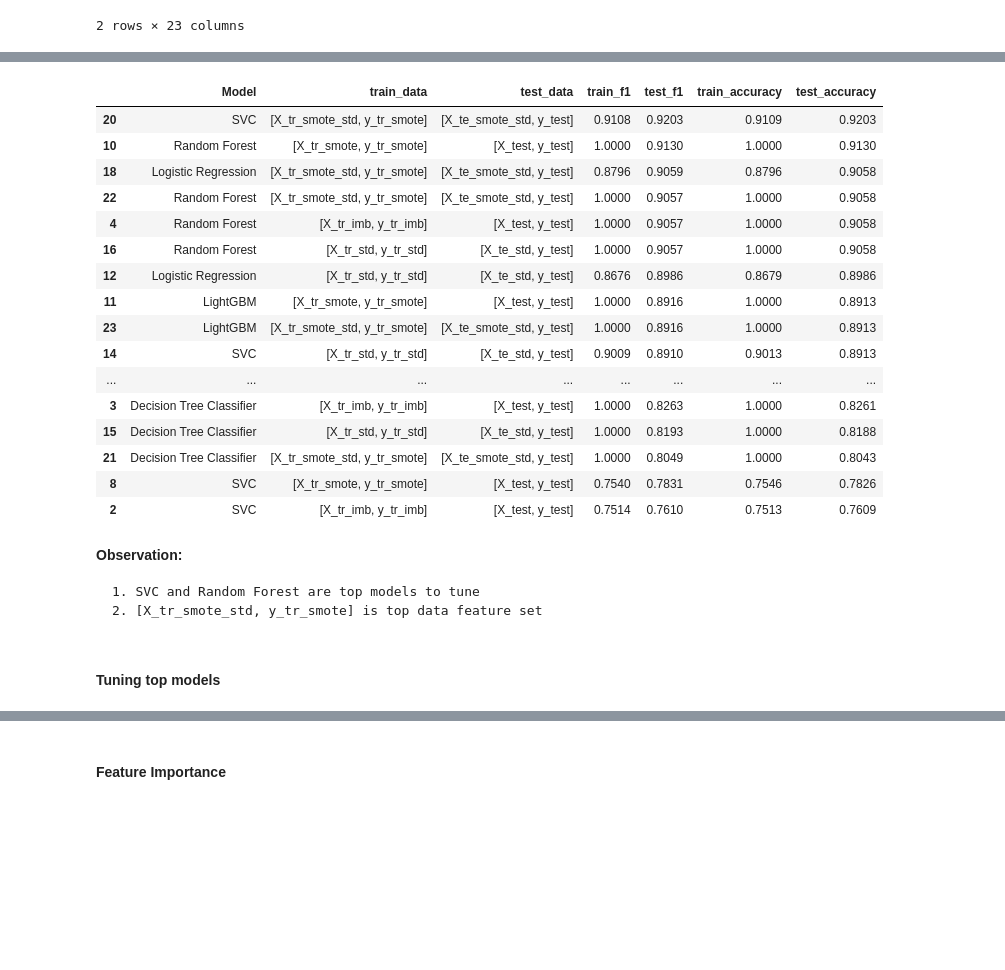
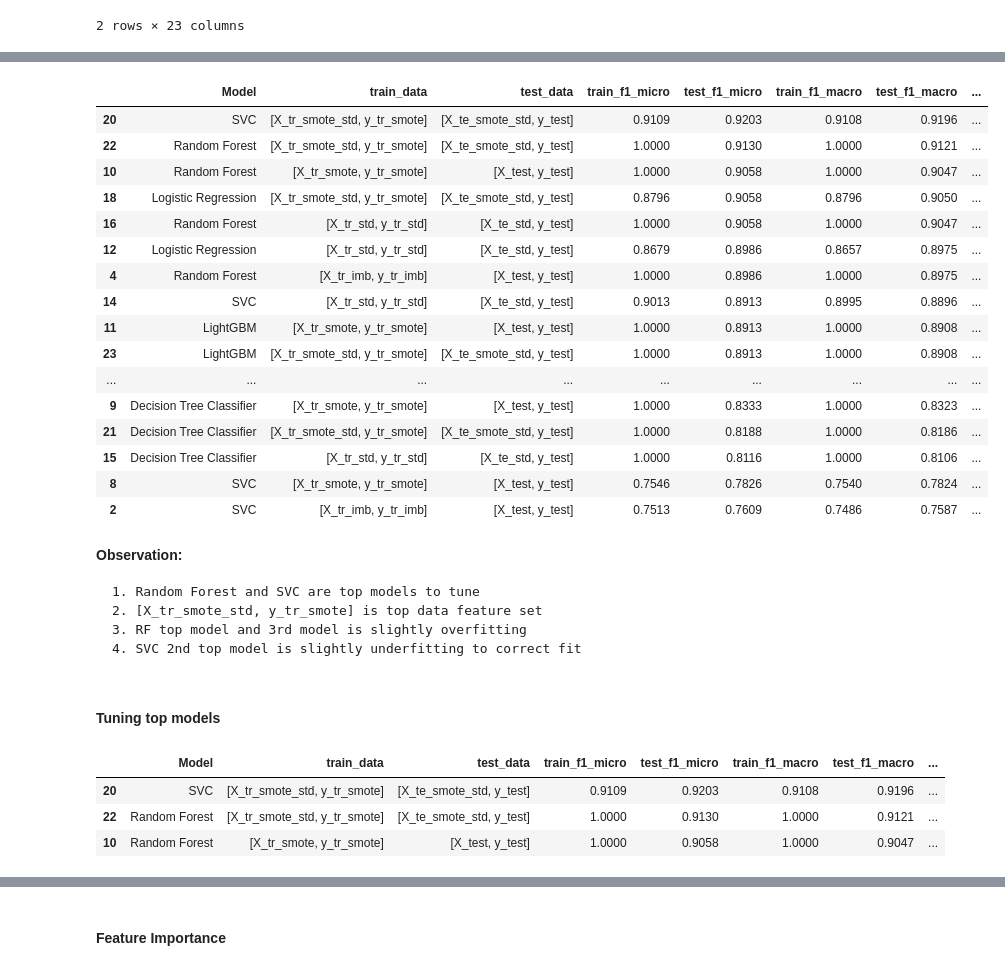
Before and after one commit to KiranMahendrakar93/Mental_Health_Prediction, a Jupyter notebook: 3_Model_building.ipynb, the cells around one changed output, grey strips where cells are left out. Cells and saved outputs as stored; diff of their text form; code cells hidden in the pictures; blank space fills up the shorter version.

```diff
--- a/3_Model_building.ipynb
+++ b/3_Model_building.ipynb
@@ -195,31 +200,41 @@ Wall time: 2.47 s
 # %%
 results_df = pd.DataFrame(results)
-results_df.sort_values(by=['test_f1'], ascending=[False])
+results_df.sort_values(by=['test_f1_micro'], ascending=[False], inplace=True)
+results_df
 # %% [output]
-|  | Model | train_data | test_data | train_f1 | test_f1 | train_accuracy | test_accuracy |
-| 20 | SVC | [X_tr_smote_std, y_tr_smote] | [X_te_smote_std, y_test] | 0.9108 | 0.9203 | 0.9109 | 0.9203 |
-| 10 | Random Forest | [X_tr_smote, y_tr_smote] | [X_test, y_test] | 1.0000 | 0.9130 | 1.0000 | 0.9130 |
-| 18 | Logistic Regression | [X_tr_smote_std, y_tr_smote] | [X_te_smote_std, y_test] | 0.8796 | 0.9059 | 0.8796 | 0.9058 |
-| 22 | Random Forest | [X_tr_smote_std, y_tr_smote] | [X_te_smote_std, y_test] | 1.0000 | 0.9057 | 1.0000 | 0.9058 |
-| 4 | Random Forest | [X_tr_imb, y_tr_imb] | [X_test, y_test] | 1.0000 | 0.9057 | 1.0000 | 0.9058 |
-| 16 | Random Forest | [X_tr_std, y_tr_std] | [X_te_std, y_test] | 1.0000 | 0.9057 | 1.0000 | 0.9058 |
-| 12 | Logistic Regression | [X_tr_std, y_tr_std] | [X_te_std, y_test] | 0.8676 | 0.8986 | 0.8679 | 0.8986 |
-| 11 | LightGBM | [X_tr_smote, y_tr_smote] | [X_test, y_test] | 1.0000 | 0.8916 | 1.0000 | 0.8913 |
-| 23 | LightGBM | [X_tr_smote_std, y_tr_smote] | [X_te_smote_std, y_test] | 1.0000 | 0.8916 | 1.0000 | 0.8913 |
-| 14 | SVC | [X_tr_std, y_tr_std] | [X_te_std, y_test] | 0.9009 | 0.8910 | 0.9013 | 0.8913 |
-| ... | ... | ... | ... | ... | ... | ... | ... |
-| 3 | Decision Tree Classifier | [X_tr_imb, y_tr_imb] | [X_test, y_test] | 1.0000 | 0.8263 | 1.0000 | 0.8261 |
-| 15 | Decision Tree Classifier | [X_tr_std, y_tr_std] | [X_te_std, y_test] | 1.0000 | 0.8193 | 1.0000 | 0.8188 |
-| 21 | Decision Tree Classifier | [X_tr_smote_std, y_tr_smote] | [X_te_smote_std, y_test] | 1.0000 | 0.8049 | 1.0000 | 0.8043 |
-| 8 | SVC | [X_tr_smote, y_tr_smote] | [X_test, y_test] | 0.7540 | 0.7831 | 0.7546 | 0.7826 |
-| 2 | SVC | [X_tr_imb, y_tr_imb] | [X_test, y_test] | 0.7514 | 0.7610 | 0.7513 | 0.7609 |
+|  | Model | train_data | test_data | train_f1_micro | test_f1_micro | train_f1_macro | test_f1_macro | ... |
+| 20 | SVC | [X_tr_smote_std, y_tr_smote] | [X_te_smote_std, y_test] | 0.9109 | 0.9203 | 0.9108 | 0.9196 | ... |
+| 22 | Random Forest | [X_tr_smote_std, y_tr_smote] | [X_te_smote_std, y_test] | 1.0000 | 0.9130 | 1.0000 | 0.9121 | ... |
+| 10 | Random Forest | [X_tr_smote, y_tr_smote] | [X_test, y_test] | 1.0000 | 0.9058 | 1.0000 | 0.9047 | ... |
+| 18 | Logistic Regression | [X_tr_smote_std, y_tr_smote] | [X_te_smote_std, y_test] | 0.8796 | 0.9058 | 0.8796 | 0.9050 | ... |
+| 16 | Random Forest | [X_tr_std, y_tr_std] | [X_te_std, y_test] | 1.0000 | 0.9058 | 1.0000 | 0.9047 | ... |
+| 12 | Logistic Regression | [X_tr_std, y_tr_std] | [X_te_std, y_test] | 0.8679 | 0.8986 | 0.8657 | 0.8975 | ... |
+| 4 | Random Forest | [X_tr_imb, y_tr_imb] | [X_test, y_test] | 1.0000 | 0.8986 | 1.0000 | 0.8975 | ... |
+| 14 | SVC | [X_tr_std, y_tr_std] | [X_te_std, y_test] | 0.9013 | 0.8913 | 0.8995 | 0.8896 | ... |
+| 11 | LightGBM | [X_tr_smote, y_tr_smote] | [X_test, y_test] | 1.0000 | 0.8913 | 1.0000 | 0.8908 | ... |
+| 23 | LightGBM | [X_tr_smote_std, y_tr_smote] | [X_te_smote_std, y_test] | 1.0000 | 0.8913 | 1.0000 | 0.8908 | ... |
+| ... | ... | ... | ... | ... | ... | ... | ... | ... |
+| 9 | Decision Tree Classifier | [X_tr_smote, y_tr_smote] | [X_test, y_test] | 1.0000 | 0.8333 | 1.0000 | 0.8323 | ... |
+| 21 | Decision Tree Classifier | [X_tr_smote_std, y_tr_smote] | [X_te_smote_std, y_test] | 1.0000 | 0.8188 | 1.0000 | 0.8186 | ... |
+| 15 | Decision Tree Classifier | [X_tr_std, y_tr_std] | [X_te_std, y_test] | 1.0000 | 0.8116 | 1.0000 | 0.8106 | ... |
+| 8 | SVC | [X_tr_smote, y_tr_smote] | [X_test, y_test] | 0.7546 | 0.7826 | 0.7540 | 0.7824 | ... |
+| 2 | SVC | [X_tr_imb, y_tr_imb] | [X_test, y_test] | 0.7513 | 0.7609 | 0.7486 | 0.7587 | ... |
 # %% [markdown]
 **Observation:**
 
-    1. SVC and Random Forest are top models to tune
+    1. Random Forest and SVC are top models to tune
     2. [X_tr_smote_std, y_tr_smote] is top data feature set
+    3. RF top model and 3rd model is slightly overfitting
+    4. SVC 2nd top model is slightly underfitting to correct fit
 # %% [markdown]
 #### Tuning top models
+# %%
+results_df[:3]
+# %% [output]
+|  | Model | train_data | test_data | train_f1_micro | test_f1_micro | train_f1_macro | test_f1_macro | ... |
+| 20 | SVC | [X_tr_smote_std, y_tr_smote] | [X_te_smote_std, y_test] | 0.9109 | 0.9203 | 0.9108 | 0.9196 | ... |
+| 22 | Random Forest | [X_tr_smote_std, y_tr_smote] | [X_te_smote_std, y_test] | 1.0000 | 0.9130 | 1.0000 | 0.9121 | ... |
+| 10 | Random Forest | [X_tr_smote, y_tr_smote] | [X_test, y_test] | 1.0000 | 0.9058 | 1.0000 | 0.9047 | ... |
 # %%
 %%time
 random.seed(42)
```
Also changed, not shown: parts of 21 cells of this notebook, 1 other file.
